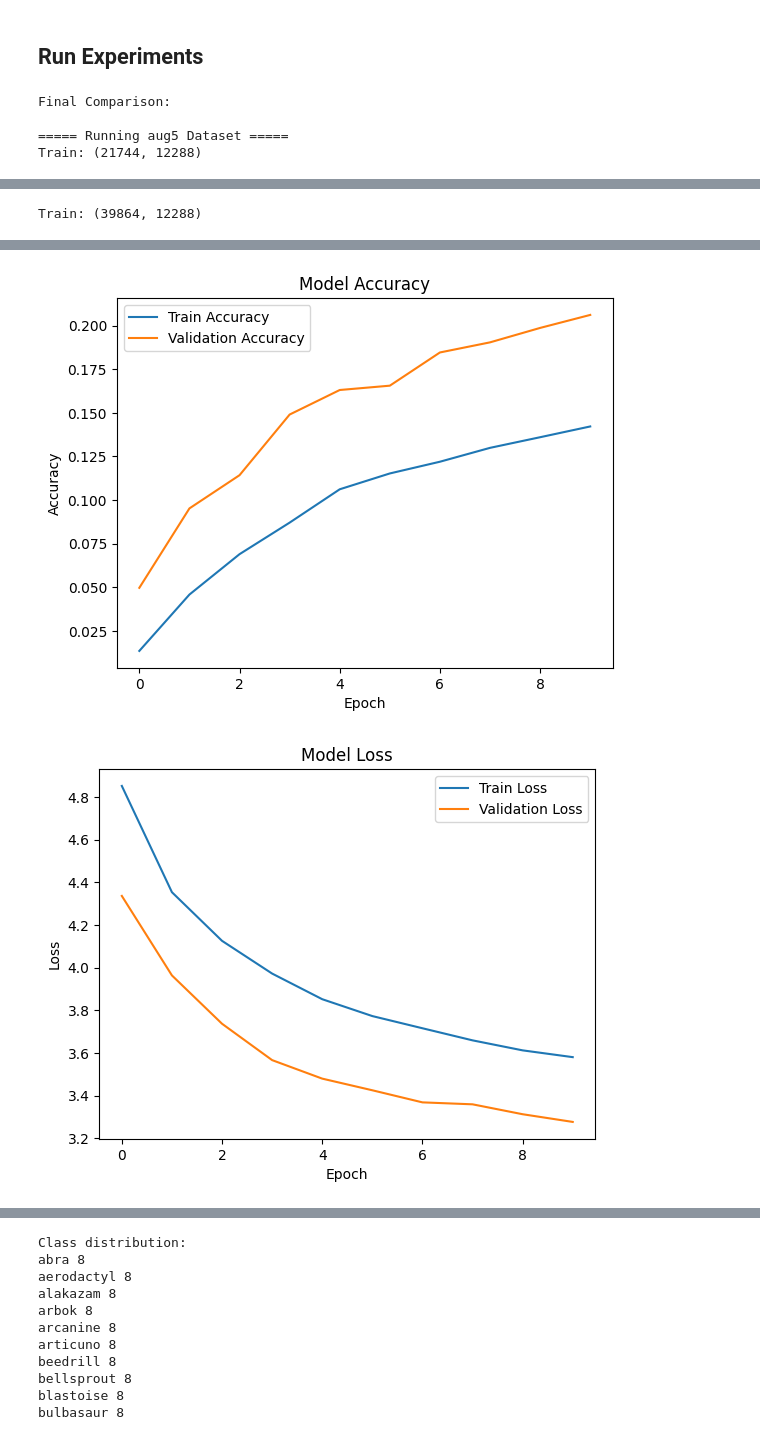
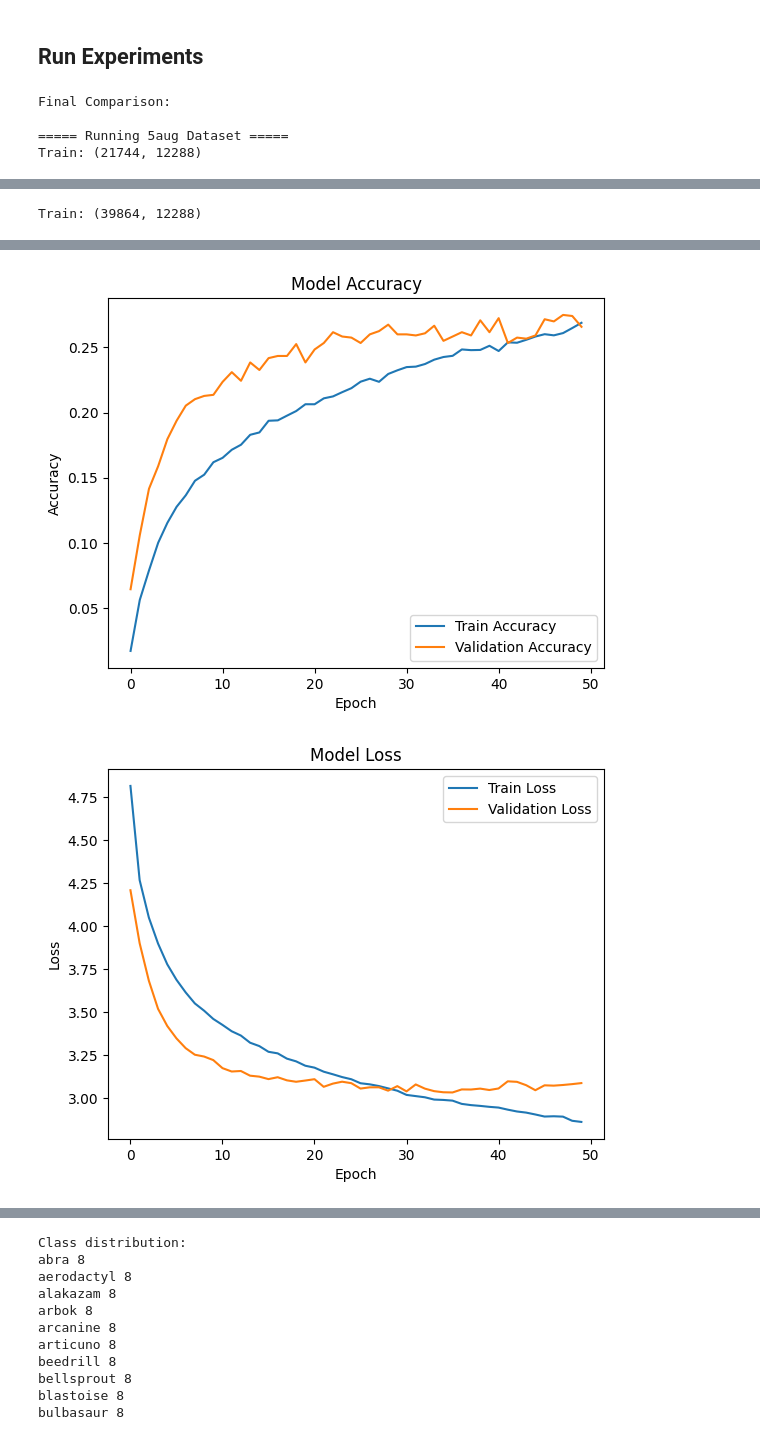
Before and after one commit to vlazo1214/pokemon-image-classification, a Jupyter notebook: NN Model.ipynb, the cells around one changed output, grey strips where cells are left out. Drawn from its saved outputs; the diff is of its cells as text; code cells hidden in the pictures.

Commit message:
Final models: RF, CNN, NN + comparison notebook + metrics

```diff
--- a/NN Model.ipynb
+++ b/NN Model.ipynb
@@ -2,10 +2,11 @@
 import numpy as np
 import seaborn as sns
 import tensorflow as tf
+import pandas as pd
 from tensorflow import keras
 from tensorflow.keras import layers
 from sklearn.model_selection import train_test_split
-from sklearn.metrics import classification_report, confusion_matrix
+from sklearn.metrics import classification_report, confusion_matrix, roc_auc_score
 from sklearn.preprocessing import LabelEncoder
 from pathlib import Path
 
@@ -15,6 +16,9 @@ import matplotlib.pyplot as plt
 SEED = 42
 np.random.seed(SEED)
 tf.random.set_seed(SEED)
+
+
+DATA_DIR = Path("/Users/jessicawentworth/Library/CloudStorage/GoogleDrive-jesstwentworth@gmail.com/My Drive/Machine Learning Group Project") # Google Drive path
 # %% [markdown]
 ## Define Plots
 # %%
@@ -143,12 +131,6 @@ The dataset consists of multiple Pokémon classes, extracted from the label arra
 Sample images were reconstructed from flattened arrays back into 64×64×3 format. Visualization confirmed that preprocessing preserved image structure and label integrity.
 # %% [markdown]
 ## Defined Datasets per experiments
-# %%
-# Experiment 1 (5 augmentations)
-X_train, y_train, X_val, y_val, X_test, y_test = load_dataset("aug5")
-# %%
-# Experiment 2 (10 augmentations)
-X_train, y_train, X_val, y_val, X_test, y_test = load_dataset("aug10")
 # %%
 def preprocess_data(X_train, X_val, X_test):
 
@@ -199,6 +177,6 @@ def create_model(input_dim, num_classes):
 
     return model
 
-print(X_train.shape)
-model = create_model(X_train.shape[1], len(np.unique(y_train)))
-model.summary()
+# print(X_train.shape)
+# model = create_model(X_train.shape[1], len(np.unique(y_train)))
+# model.summary()
@@ -269,21 +242,41 @@ def run_experiment(version):
 print("\nFinal Comparison:")
 results = {}
 
-for version in ["aug5", "aug10"]:
-    model, history, acc, X_test, y_test, class_names = run_experiment(version)
+for version in ["5aug", "10aug"]:
+    model, history, acc, X_test, y_test, class_names, report, roc_auc = run_experiment(version)
 
     results[version] = {
-        "test_accuracy": acc,
-        "final_train_acc": history.history["accuracy"][-1],
-        "final_val_acc": history.history["val_accuracy"][-1]
-    }
+    "accuracy": acc,
+    "Validation Accuracy": max(history.history["val_accuracy"]),
+
+    "macro_avg_precision": report["macro avg"]["precision"],
+    "macro_avg_recall": report["macro avg"]["recall"],
+    "macro_avg_f1-score": report["macro avg"]["f1-score"],
+    "macro_avg_support": report["macro avg"]["support"],
+
+    "weighted_avg_precision": report["weighted avg"]["precision"],
+    "weighted_avg_recall": report["weighted avg"]["recall"],
+    "weighted_avg_f1-score": report["weighted avg"]["f1-score"],
+    "weighted_avg_support": report["weighted avg"]["support"],
+
+    "ROC-AUC": roc_auc
+}
 
     # PLOTS
     plot_training_history(history)
     plot_confusion_matrix(model, X_test, y_test, class_names)
     generate_classification_report(model, X_test, y_test)
+
+nn_results_df = pd.DataFrame([
+    {"Model": "Neural Network", "Dataset": "5aug", **results["5aug"]},
+    {"Model": "Neural Network", "Dataset": "10aug", **results["10aug"]}
+])
+
+nn_results_df
+
+nn_results_df.to_csv("nn_metrics.csv", index=False)
 # %% [output]
 Final Comparison:
 
-===== Running aug5 Dataset =====
+===== Running 5aug Dataset =====
 Train: (21744, 12288)
@@ -346,2 +339,2 @@ Epoch 10/10
-[figure, old version]
+[figure, new version]
-[figure, old version]
+[figure, new version]
```
Also changed, not shown: parts of 7 cells of this notebook, 6 other files.
